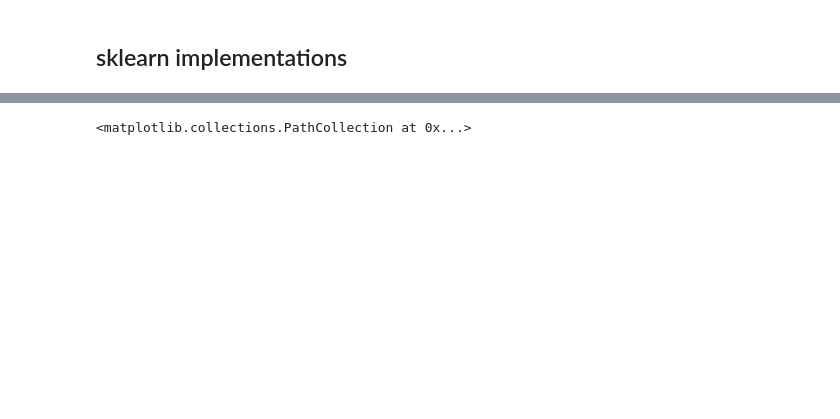
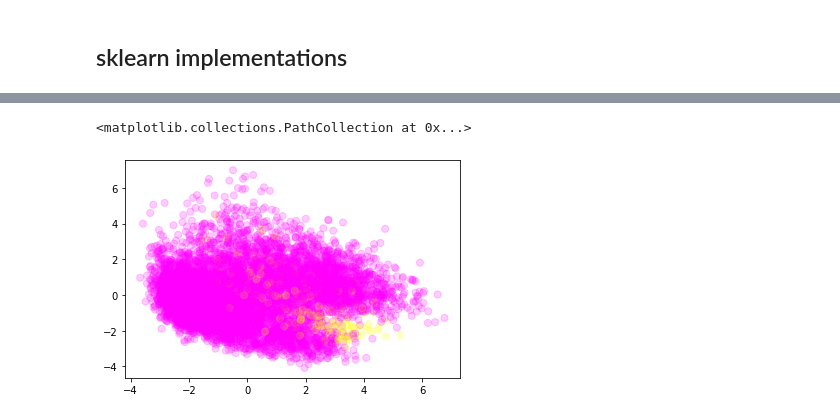
Before and after one commit to comp-machine-learning-spring2021/portfolio-krhablutzel, a Jupyter notebook: A-unsupervised/A-unsupervised.ipynb, the cells around one changed output, grey strips where cells are left out. Saved outputs shown, nothing was run; the diff lists cells and outputs as text; code cells hidden in the pictures; blank space fills up the shorter version.

Commit message:
implemented sklearn spectral clustering

```diff
--- a/A-unsupervised/A-unsupervised.ipynb
+++ b/A-unsupervised/A-unsupervised.ipynb
@@ -11,13 +13,20 @@ from sklearn.cluster import KMeans
 from scipy.spatial import distance
 # %%
 # code from hw3
-def full_kmeans(data, k):
+def kmeans_sklearn(data, k):
     km_alg = KMeans(n_clusters=k)
     fit1 = km_alg.fit(data)
     labels = fit1.labels_
-    centers = fit1.cluster_centers_
+    #centers = fit1.cluster_centers_
 
-    return labels, centers
+    return labels #, centers
+
+def spectral_sklearn(data, k):
+    sc_alg = SpectralClustering(n_clusters=k)
+    fit1 = sc_alg.fit(data)
+    labels = fit1.labels_
+
+    return labels
 
 # Question 2
 def make_adj(array_np):
@@ -79,7 +88,7 @@ def spect_clustering(L, k):
 
     print("keigvec shape", k_eig_vecs.shape)
 
-    return full_kmeans(k_eig_vecs, k)
+    return kmeans_sklearn(k_eig_vecs, k)
 
 # code from lab 6
 def standardize(data):
@@ -247,6 +263,8 @@ labels, centers = full_kmeans(weather, 4)
+# %%
+# Spectral Clustering standardized
+
+labels = spectral_sklearn(weather_std, 4)
 # %%
 # Plot labeled points
-plt.scatter(weather_two[:,0], weather_two[:,1], c=labels, s=50, cmap="spring")
-# Add cluster centers
-#plt.scatter(centers[:, 0], centers[:, 1], c='black', marker="x", s=200, alpha=0.75)
+plt.scatter(weather_two[:,0], weather_two[:,1], c=labels, s=50, cmap="spring", alpha = 0.2)
 # %% [output]
@@ -255 +271,2 @@ plt.scatter(weather_two[:,0], weather_two[:,1], c=labels, s=50, cmap="spring")
 <matplotlib.collections.PathCollection at 0x...>
+[figure, added]
```
Also changed, not shown: parts of 22 cells of this notebook.
